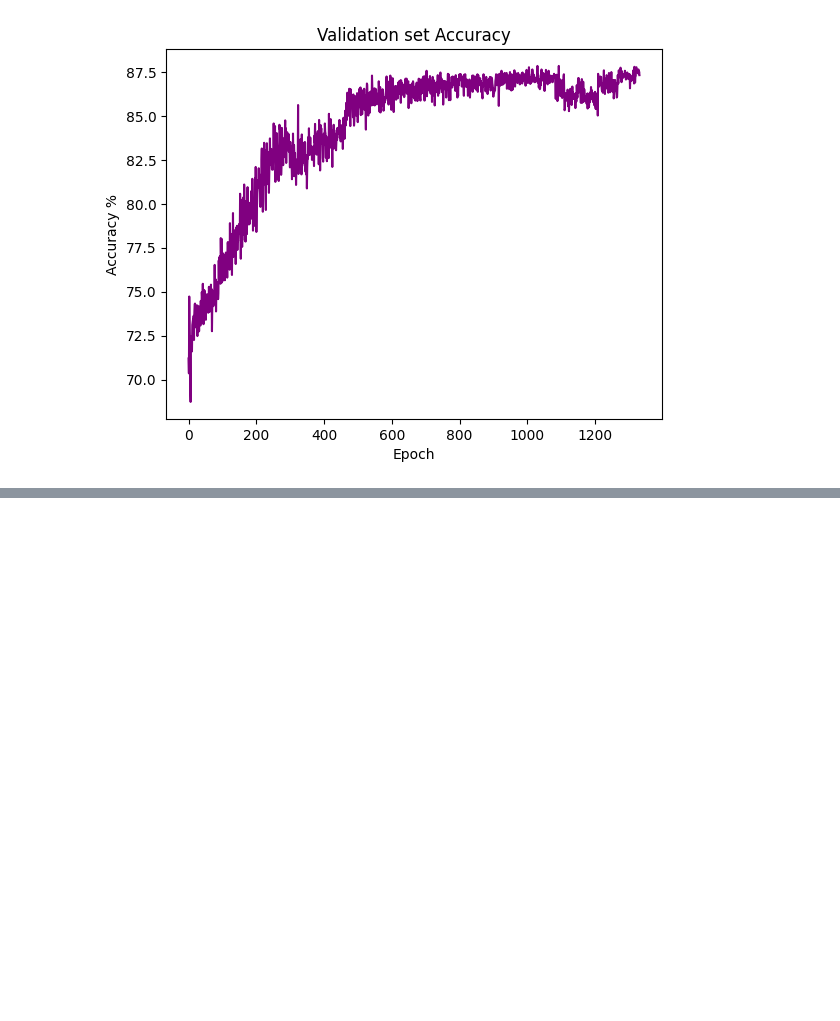
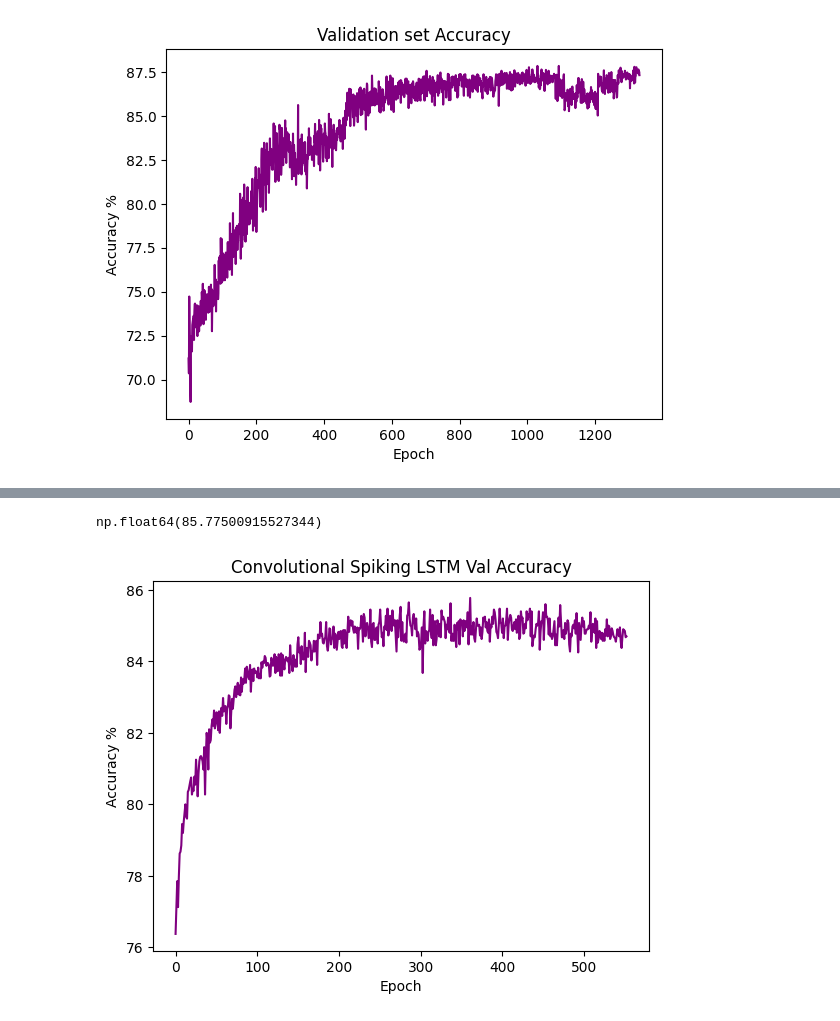
Before and after one commit to khood5/MLAudio, a Jupyter notebook: shotspotter/snn-torch/runs.ipynb, the cells around one changed output, grey strips where cells are left out. Drawn from its saved outputs; the diff is of its cells as text; code cells hidden in the pictures; blank space fills up the shorter version.

```diff
--- a/shotspotter/snn-torch/runs.ipynb
+++ b/shotspotter/snn-torch/runs.ipynb
@@ -315,0 +340,10 @@ np.float64(87.85000610351562)
+# %%
+plt.title('Validation set Accuracy')
+plt.xlabel('Epoch')
+plt.ylabel('Accuracy %')
+plt.plot(np.linspace(0, len(temp), len(temp)), temp[:, 2], color='purple')
+plt.title('Convolutional Spiking LSTM Val Accuracy')
+temp[:, 2].max()
+# %% [output]
+np.float64(85.77500915527344)
+[figure, added]
```
Also changed, not shown: parts of 21 cells of this notebook, 1 other file.
